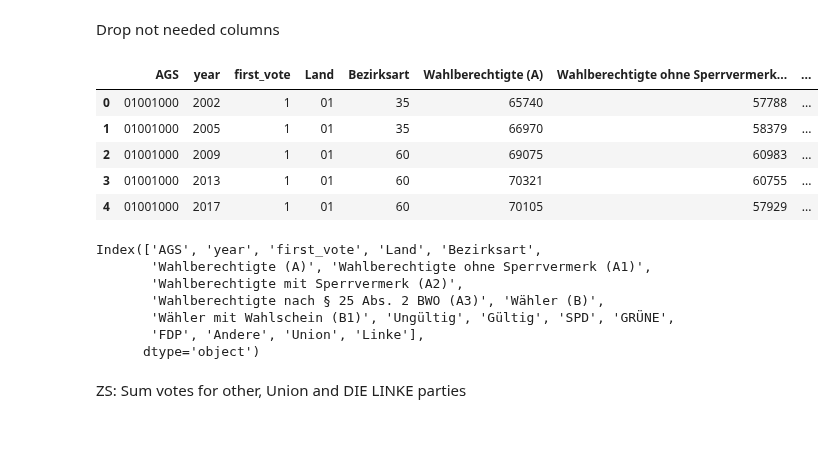
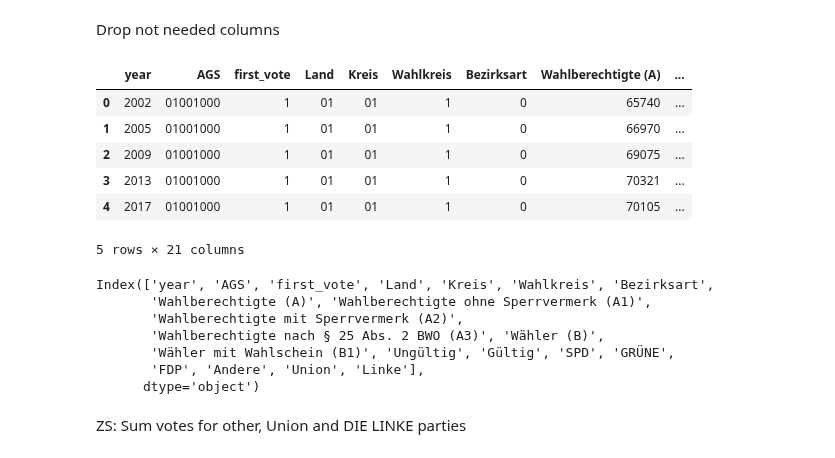
Before and after one commit to jan-schaeffer/powerlinemonsters, a Jupyter notebook: btw_data_prep.ipynb, the cells around one changed output. Drawn from its saved outputs; the diff is of its cells as text; code cells hidden in the pictures.

```diff
--- a/btw_data_prep.ipynb
+++ b/btw_data_prep.ipynb
@@ -103,8 +103,17 @@ btw_es['AGS'] = np.where(btw_es['Land'] == '11', '11000000', btw_es['AGS']) #if
 btw_zs['AGS'] = np.where(btw_zs['Land'] == '11', '11000000', btw_es['AGS'])
 # %% [markdown]
 Collapse data along AGS column, sums votes over all constituencies in a municipality
+# %%
+es_cols = list(btw_es.columns)
+es_cols_to_keep = list(btw_es.select_dtypes(['object']).columns) + ['Wahlkreis', 'Bezirksart'] # keep these columns
+es_cols_to_sum = [i for i in es_cols if i not in es_cols_to_keep] # sum these columns
+es_cols_to_sum.remove('year')
+zs_cols = list(btw_zs.columns)
+zs_cols_to_keep = list(btw_zs.select_dtypes(['object']).columns) + ['Wahlkreis', 'Bezirksart']
+zs_cols_to_sum = [i for i in zs_cols if i not in zs_cols_to_keep]
+zs_cols_to_sum.remove('year')
 # %%
-btw_es = btw_es.groupby(['AGS', 'year', 'Land'], as_index=False).sum() #, 'Bezirksart'
-btw_zs = btw_zs.groupby(['AGS', 'year', 'Land'], as_index=False).sum() #, 'Bezirksart'
+btw_es = btw_es.groupby(['AGS', 'year'], as_index=False).agg({**{e:'first' for e in es_cols_to_keep}, **{e:'sum' for e in es_cols_to_sum}})
+btw_zs = btw_zs.groupby(['AGS', 'year'], as_index=False).agg({**{e:'first' for e in zs_cols_to_keep}, **{e:'sum' for e in zs_cols_to_sum}})
 btw_es.head()
 # %% [output]
@@ -219,20 +228,21 @@ btw_es['Gültig'] = btw_es[valid].sum(axis=1) # sum valid votes
 # %% [markdown]
 Drop not needed columns
 # %%
-columns_to_drop = andere + union + linke + ['Ungültige', 'Gültige', 'Wahlkreis', 'Verbandsgemeinde']
+columns_to_drop = andere + union + linke + ['Ungültige', 'Gültige', 'Verbandsgemeinde', 'Regierungsbezirk', 'Gemeinde', 'Wahlbezirk', 'Kennziffer Briefwahlzugehörigkeit', 'Ungekürzte Wahlbezirksbezeichnung']
 btw_es.drop(columns_to_drop, axis=1, inplace=True)
 btw_es.head()
 # %% [output]
-|  | AGS | year | first_vote | Land | Bezirksart | Wahlberechtigte (A) | Wahlberechtigte ohne Sperrvermerk... | ... |
-| 0 | 01001000 | 2002 | 1 | 01 | 35 | 65740 | 57788 | ... |
-| 1 | 01001000 | 2005 | 1 | 01 | 35 | 66970 | 58379 | ... |
-| 2 | 01001000 | 2009 | 1 | 01 | 60 | 69075 | 60983 | ... |
-| 3 | 01001000 | 2013 | 1 | 01 | 60 | 70321 | 60755 | ... |
-| 4 | 01001000 | 2017 | 1 | 01 | 60 | 70105 | 57929 | ... |
+|  | year | AGS | first_vote | Land | Kreis | Wahlkreis | Bezirksart | Wahlberechtigte (A) | ... |
+| 0 | 2002 | 01001000 | 1 | 01 | 01 | 1 | 0 | 65740 | ... |
+| 1 | 2005 | 01001000 | 1 | 01 | 01 | 1 | 0 | 66970 | ... |
+| 2 | 2009 | 01001000 | 1 | 01 | 01 | 1 | 0 | 69075 | ... |
+| 3 | 2013 | 01001000 | 1 | 01 | 01 | 1 | 0 | 70321 | ... |
+| 4 | 2017 | 01001000 | 1 | 01 | 01 | 1 | 0 | 70105 | ... |
+5 rows × 21 columns
 # %%
 btw_es.columns
 # %% [output]
-Index(['AGS', 'year', 'first_vote', 'Land', 'Bezirksart',
+Index(['year', 'AGS', 'first_vote', 'Land', 'Kreis', 'Wahlkreis', 'Bezirksart',
        'Wahlberechtigte (A)', 'Wahlberechtigte ohne Sperrvermerk (A1)',
        'Wahlberechtigte mit Sperrvermerk (A2)',
        'Wahlberechtigte nach § 25 Abs. 2 BWO (A3)', 'Wähler (B)',
```
Also changed, not shown: parts of 15 cells of this notebook.
